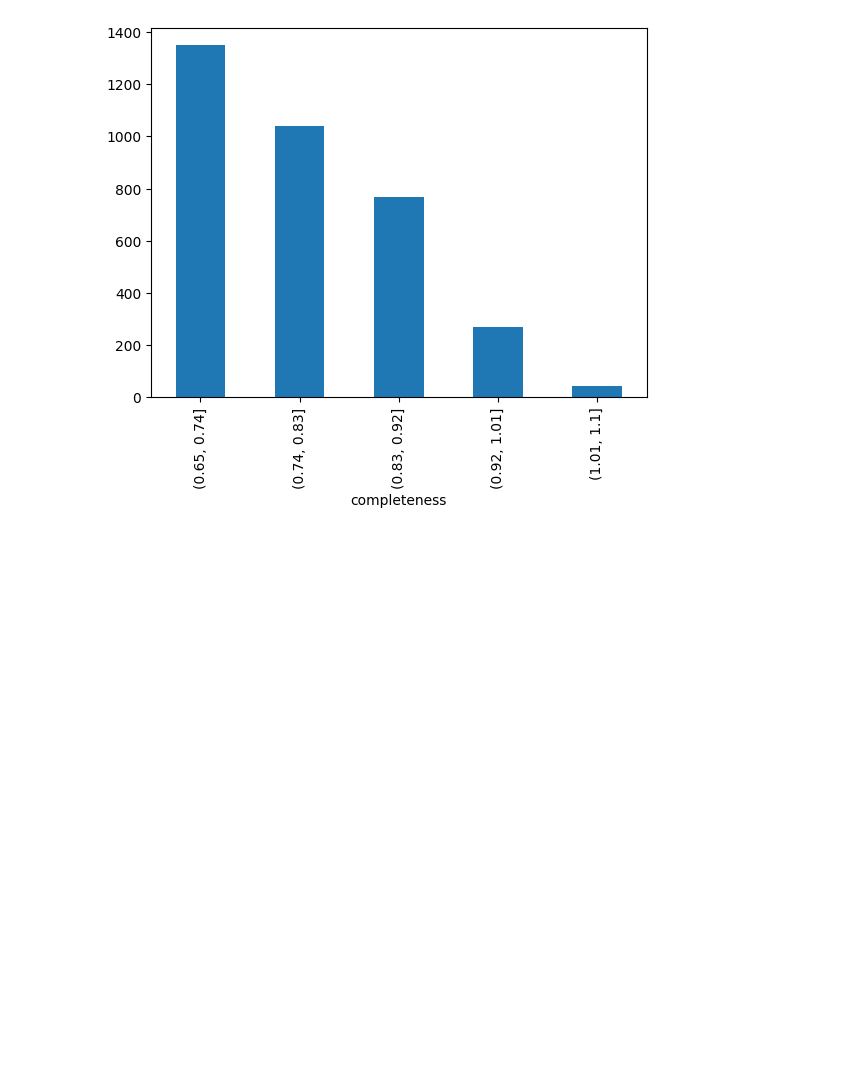
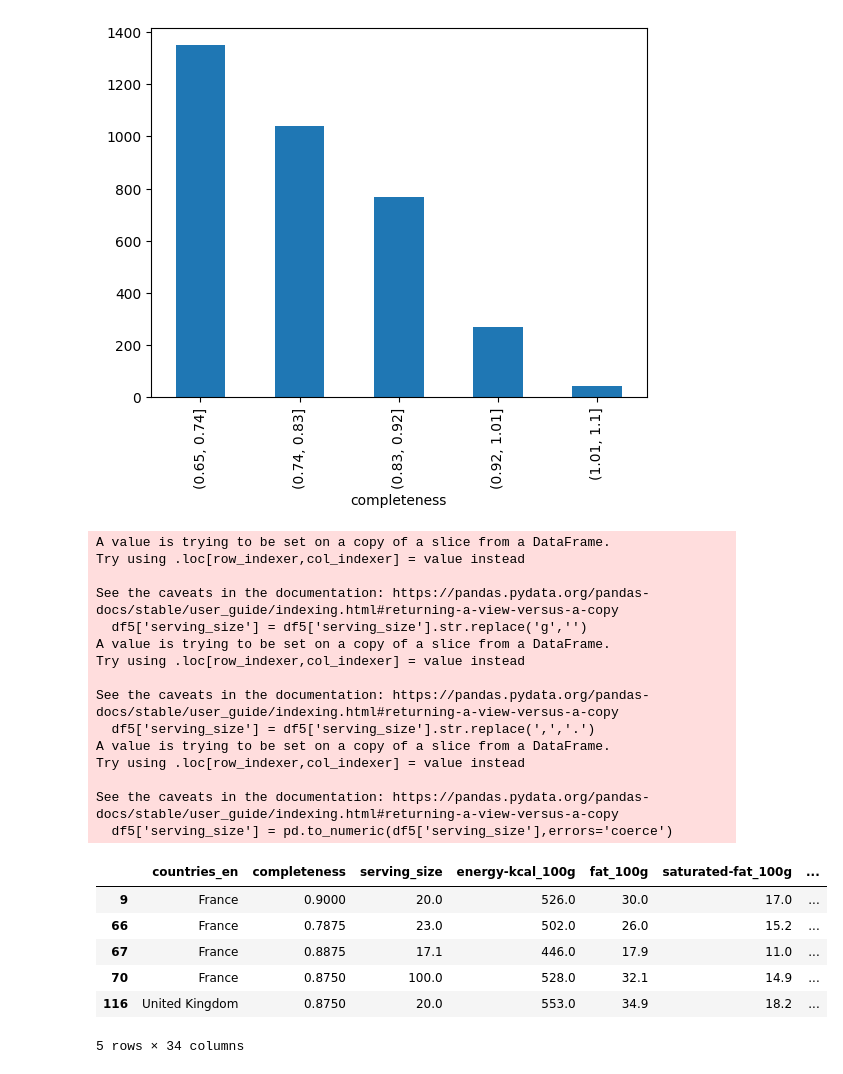
Before and after one commit to hodge-py/mcis6273-f24-datamining, a Jupyter notebook: homework/hw1/hw1.ipynb, the cells around one changed output. Drawn from its saved outputs; the diff is of its cells as text; code cells hidden in the pictures; blank space fills up the shorter version.

```diff
--- a/homework/hw1/hw1.ipynb
+++ b/homework/hw1/hw1.ipynb
@@ -75,3 +75,32 @@ bins.value_counts().plot.bar()
 # %% [output]
 <Axes: xlabel='completeness'>
 [figure]
+# %%
+df5['serving_size'] = df5['serving_size'].str.replace('g','')
+df5['serving_size'] = df5['serving_size'].str.replace(',','.')
+df5['serving_size'] = pd.to_numeric(df5['serving_size'],errors='coerce')
+df5 = df5[df5['serving_size'].notna()]
+df5.head()
+# %% [output]
+A value is trying to be set on a copy of a slice from a DataFrame.
+Try using .loc[row_indexer,col_indexer] = value instead
+
+See the caveats in the documentation: https://pandas.pydata.org/pandas-docs/stable/user_guide/indexing.html#returning-a-view-versus-a-copy
+  df5['serving_size'] = df5['serving_size'].str.replace('g','')
+A value is trying to be set on a copy of a slice from a DataFrame.
+Try using .loc[row_indexer,col_indexer] = value instead
+
+See the caveats in the documentation: https://pandas.pydata.org/pandas-docs/stable/user_guide/indexing.html#returning-a-view-versus-a-copy
+  df5['serving_size'] = df5['serving_size'].str.replace(',','.')
+A value is trying to be set on a copy of a slice from a DataFrame.
+Try using .loc[row_indexer,col_indexer] = value instead
+
+See the caveats in the documentation: https://pandas.pydata.org/pandas-docs/stable/user_guide/indexing.html#returning-a-view-versus-a-copy
+  df5['serving_size'] = pd.to_numeric(df5['serving_size'],errors='coerce')
+|  | countries_en | completeness | serving_size | energy-kcal_100g | fat_100g | saturated-fat_100g | ... |
+| 9 | France | 0.9000 | 20.0 | 526.0 | 30.0 | 17.0 | ... |
+| 66 | France | 0.7875 | 23.0 | 502.0 | 26.0 | 15.2 | ... |
+| 67 | France | 0.8875 | 17.1 | 446.0 | 17.9 | 11.0 | ... |
+| 70 | France | 0.8750 | 100.0 | 528.0 | 32.1 | 14.9 | ... |
+| 116 | United Kingdom | 0.8750 | 20.0 | 553.0 | 34.9 | 18.2 | ... |
+5 rows × 34 columns
```
Also changed, not shown: parts of 4 cells of this notebook.
